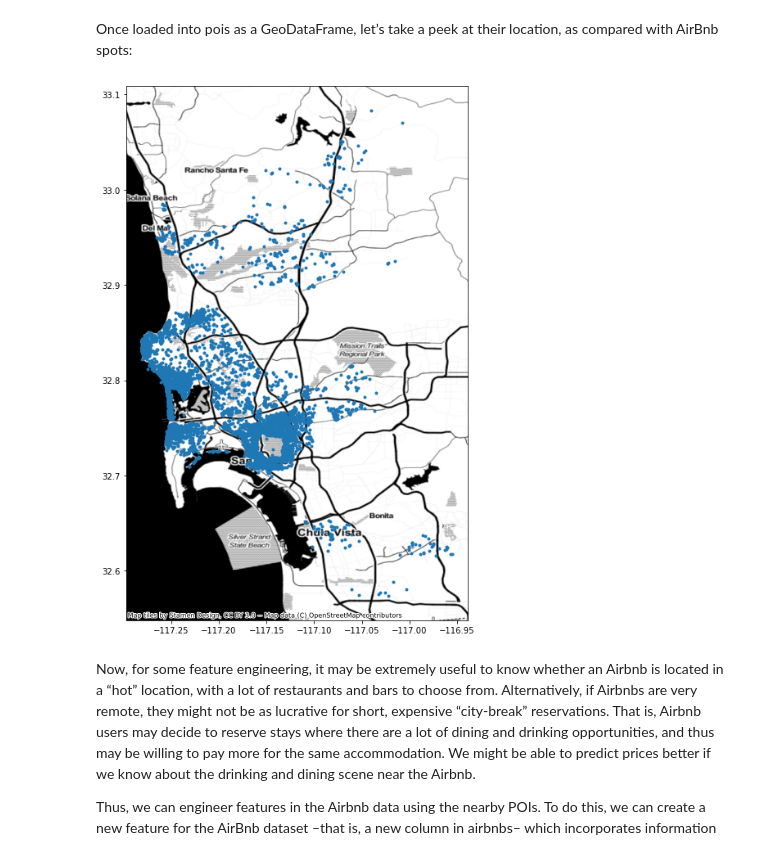
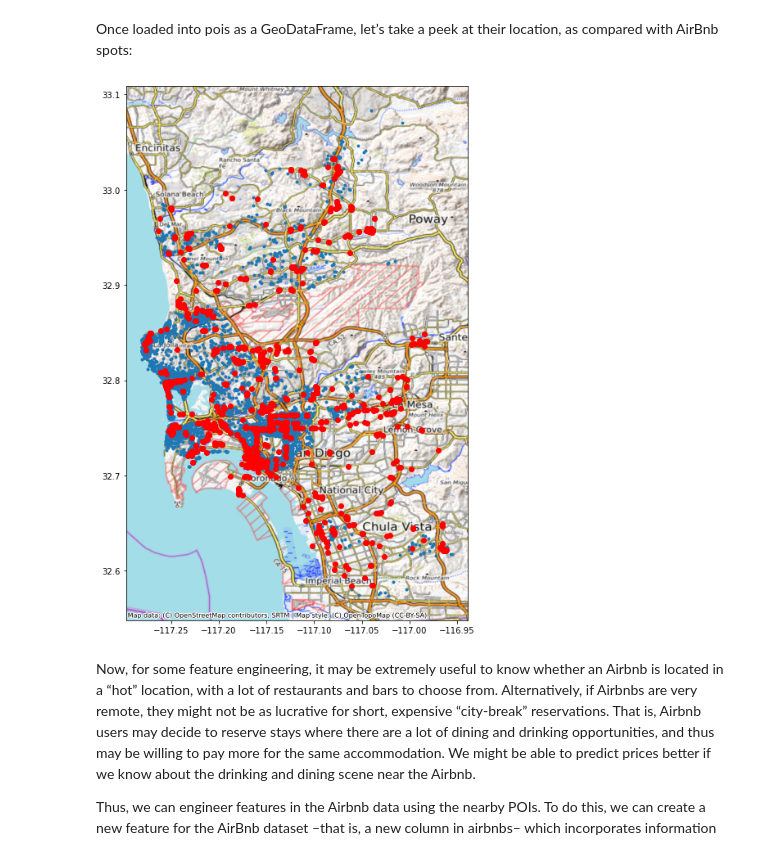
Before and after one commit to edieraristizabal/AnalisisGeoespacial, a Jupyter notebook: Notebooks/DataEngineering.ipynb, the cells around one changed output. Drawn from its saved outputs; the diff is of its cells as text; code cells hidden in the pictures.

```diff
--- a/Notebooks/DataEngineering.ipynb
+++ b/Notebooks/DataEngineering.ipynb
@@ -558,14 +602,14 @@ Once loaded into pois as a GeoDataFrame, let’s take a peek at their location,
 # %%
 f,ax = plt.subplots(1,figsize=(12, 12))
 airbnbs.plot(ax=ax, marker='.')
-#pois.plot(ax=ax, color='r')
+pois.plot(ax=ax, color='r')
 ctx.add_basemap(
     ax,
     crs=airbnbs.crs.to_string(),
-    source=ctx.providers.Stamen.Toner
+    source=ctx.providers.OpenTopoMap
 )
 # %% [output]
-[figure, old version]
+[figure, new version]
 # %% [markdown]
 Now, for some feature engineering, it may be extremely useful to know whether an Airbnb is located in a “hot” location, with a lot of restaurants and bars to choose from. Alternatively, if Airbnbs are very remote, they might not be as lucrative for short, expensive “city-break” reservations. That is, Airbnb users may decide to reserve stays where there are a lot of dining and drinking opportunities, and thus may be willing to pay more for the same accommodation. We might be able to predict prices better if we know about the drinking and dining scene near the Airbnb.
 
```
Also changed, not shown: parts of 24 cells of this notebook, 16 other files.
